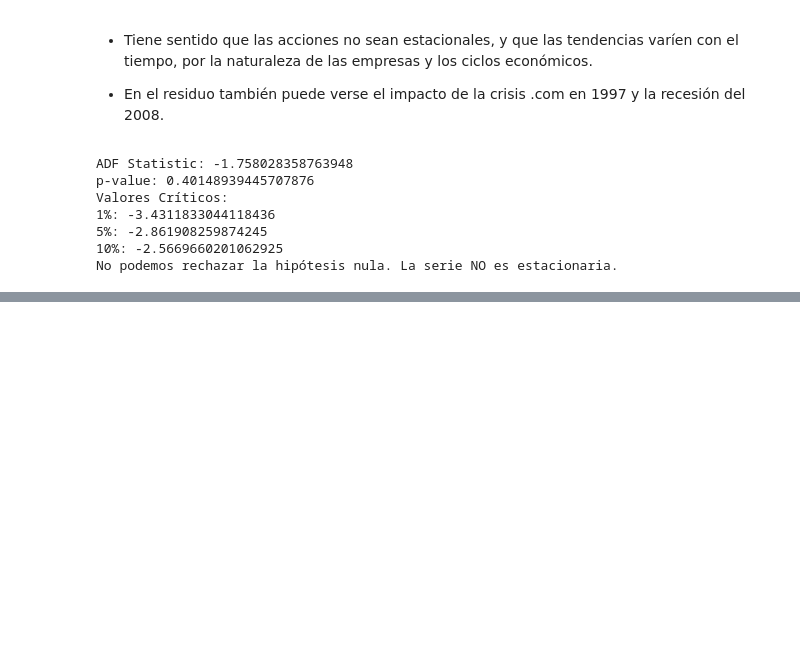
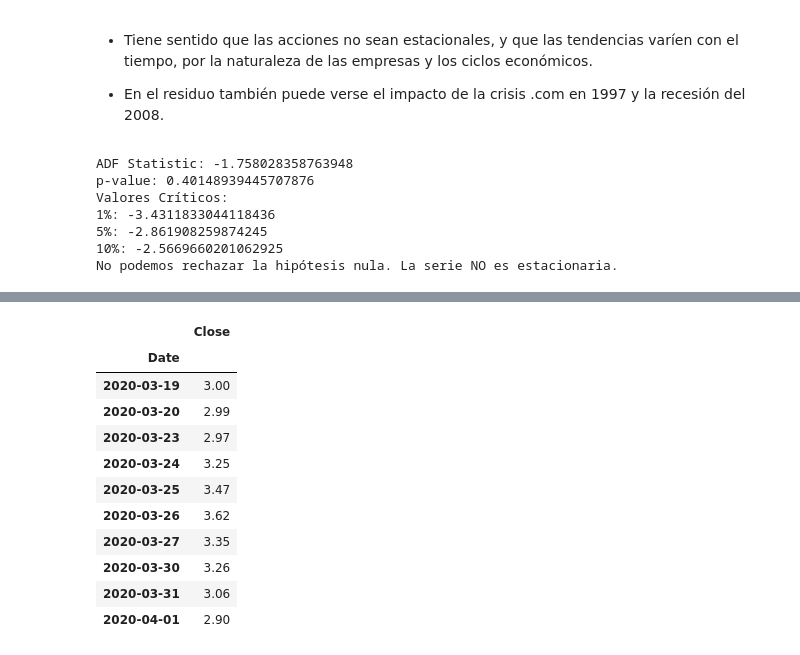
Before and after one commit to davfranco1/laboratorio-modulo9-leccion02-series-temporales, a Jupyter notebook: laboratorio-modulo9-leccion02-series-temporales-sarima.ipynb, the cells around one changed output, grey strips where cells are left out. Saved outputs shown, nothing was run; the diff lists cells and outputs as text; code cells hidden in the pictures; blank space fills up the shorter version.

```diff
--- a/laboratorio-modulo9-leccion02-series-temporales-sarima.ipynb
+++ b/laboratorio-modulo9-leccion02-series-temporales-sarima.ipynb
@@ -422,0 +448,2 @@ sarima.plot_prediccion(y_test, prediccion, "Close")
+# %%
+df_bbva_reducido = df_bbva.tail(500).copy()
@@ -422,0 +452,15 @@ sarima.plot_prediccion(y_test, prediccion, "Close")
+# %%
+df_bbva_reducido.tail(10)
+# %% [output]
+|  | Close |
+| Date |  |
+| 2020-03-19 | 3.00 |
+| 2020-03-20 | 2.99 |
+| 2020-03-23 | 2.97 |
+| 2020-03-24 | 3.25 |
+| 2020-03-25 | 3.47 |
+| 2020-03-26 | 3.62 |
+| 2020-03-27 | 3.35 |
+| 2020-03-30 | 3.26 |
+| 2020-03-31 | 3.06 |
+| 2020-04-01 | 2.90 |
```
Also changed, not shown: parts of 13 cells of this notebook.
